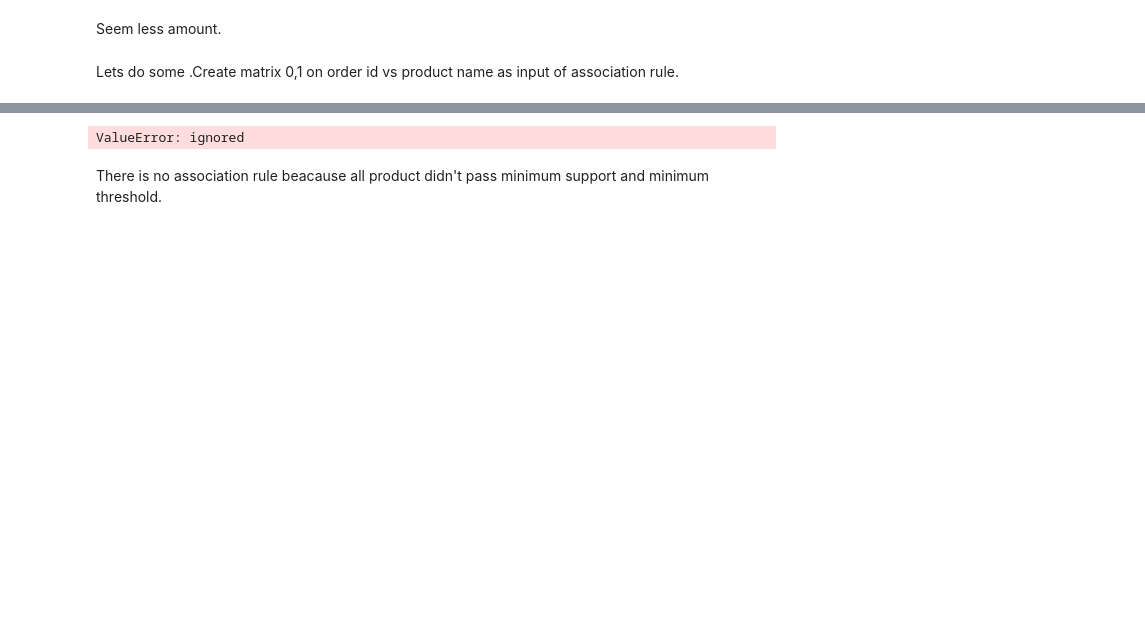
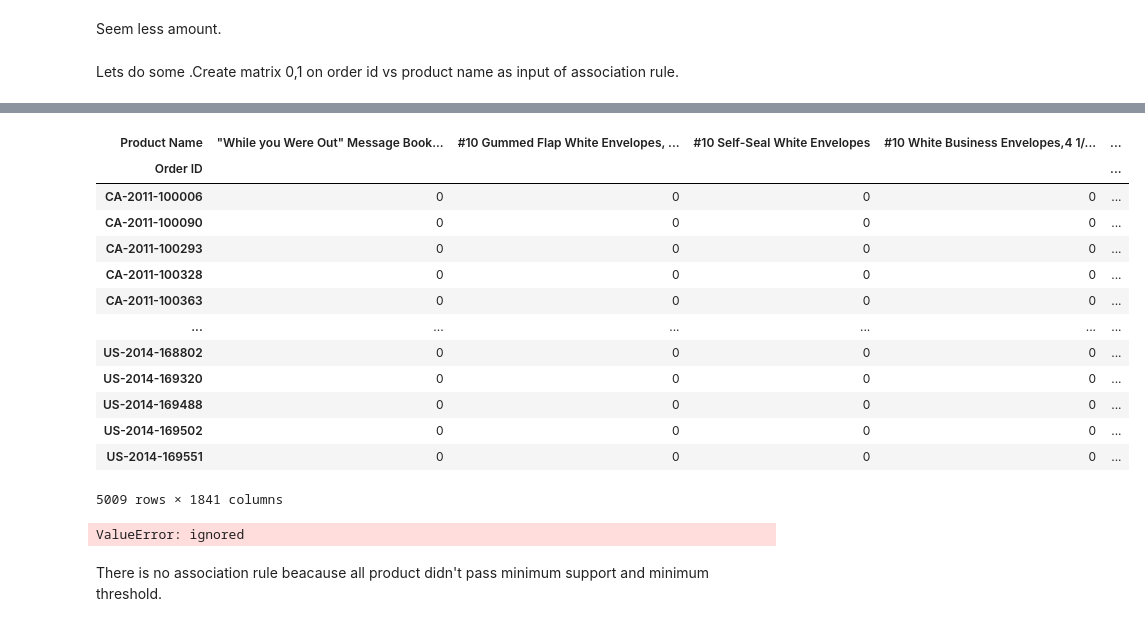
Before and after one commit to Krittapad12348/Superstore_Analysis, a Jupyter notebook: superstore_python.ipynb, the cells around one changed output, grey strips where cells are left out. Drawn from its saved outputs; the diff is of its cells as text; code cells hidden in the pictures; blank space fills up the shorter version.

```diff
--- a/superstore_python.ipynb
+++ b/superstore_python.ipynb
@@ -261,3 +243,31 @@ encoded_df
+# %%
+basket = (ss.groupby(['Order ID', 'Product Name'])['Quantity']
+          .sum().unstack().reset_index().fillna(0)
+          .set_index('Order ID'))
+
+def encode_units(x):
+    if x <= 0:
+        return 0
+    if x >= 1:
+        return 1
+
+basket_sets = basket.applymap(encode_units)
+basket_sets
+# %% [output]
+| Product Name | "While you Were Out" Message Book... | #10 Gummed Flap White Envelopes, ... | #10 Self-Seal White Envelopes | #10 White Business Envelopes,4 1/... | ... |
+| Order ID |  |  |  |  | ... |
+| CA-2011-100006 | 0 | 0 | 0 | 0 | ... |
+| CA-2011-100090 | 0 | 0 | 0 | 0 | ... |
+| CA-2011-100293 | 0 | 0 | 0 | 0 | ... |
+| CA-2011-100328 | 0 | 0 | 0 | 0 | ... |
+| CA-2011-100363 | 0 | 0 | 0 | 0 | ... |
+| ... | ... | ... | ... | ... | ... |
+| US-2014-168802 | 0 | 0 | 0 | 0 | ... |
+| US-2014-169320 | 0 | 0 | 0 | 0 | ... |
+| US-2014-169488 | 0 | 0 | 0 | 0 | ... |
+| US-2014-169502 | 0 | 0 | 0 | 0 | ... |
+| US-2014-169551 | 0 | 0 | 0 | 0 | ... |
+5009 rows × 1841 columns
 # %%
 import pandas as pd
 from mlxtend.frequent_patterns import apriori, association_rules
```
Also changed, not shown: parts of 9 cells of this notebook.
